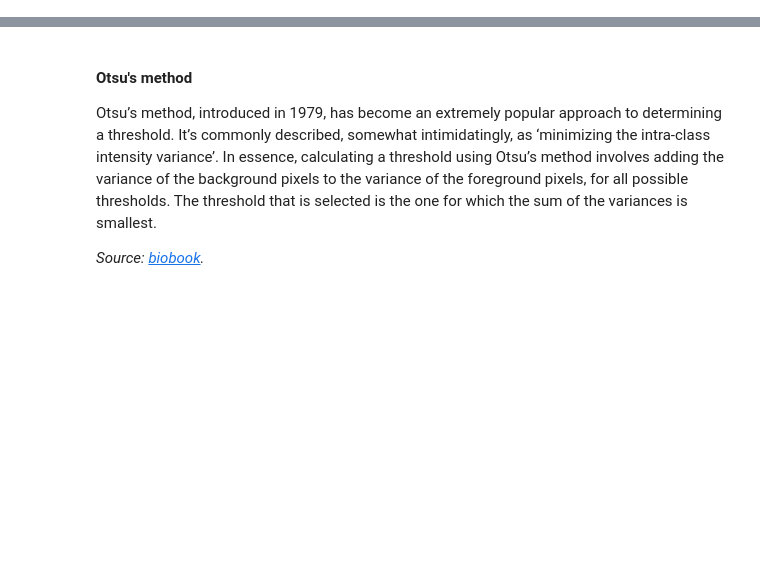
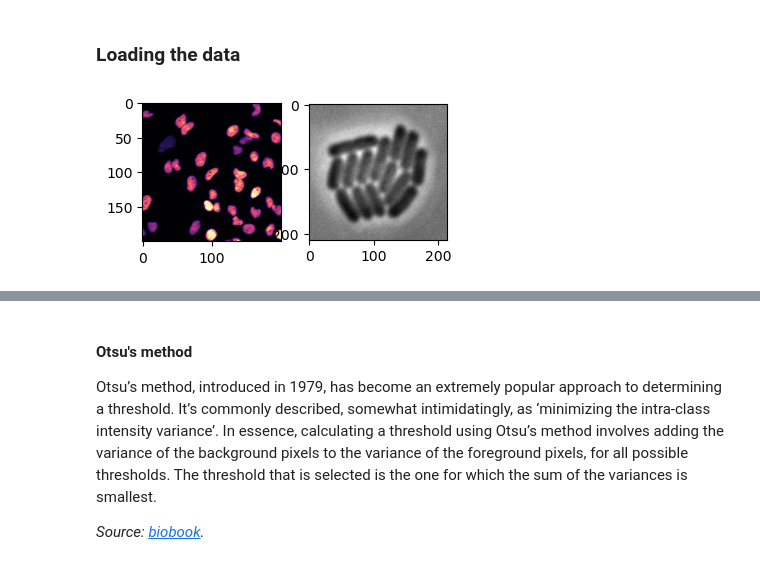
Before and after one commit to Jintram/Workshop_Py_image-analysis_2025, a Jupyter notebook: Bioimage-analysis_03B_imageprocessing.ipynb, the cells around one changed output, grey strips where cells are left out. Cells and saved outputs as stored; diff of their text form; code cells hidden in the pictures; blank space fills up the shorter version.

```diff
--- a/Bioimage-analysis_03B_imageprocessing.ipynb
+++ b/Bioimage-analysis_03B_imageprocessing.ipynb
@@ -9,0 +28,35 @@
+# %% [markdown]
+### Loading the data
+# %%
+import matplotlib.pyplot as plt
+import seaborn as sns
+import tifffile as tiff
+import numpy as np
+
+# some new ones
+import skimage as sk
+from scipy import stats
+from scipy import ndimage
+
+# something convenient for later
+FIGSIZE21 = (10/2.54,5/2.54)
+FIGSIZE22 = (10/2.54,10/2.54)
+# %%
+
+# Load part of the KTR data (Chavez-Abiega et al.)
+img_path_KTR = '/Users/m.wehrens/Data_notbacked/2025_Py-Image-workshop_KTR-example-data/raw/Composite_KTR.tif'
+img_nuclei = tiff.imread(img_path_KTR)[0, 0, 0:200, 0:200]
+
+# Let's also load an image of some bacteria (Wehrens et al.)
+path_img_ecoli = 'images/biological/microcolony_ecoli.tif'
+img_ecoli = tiff.imread(path_img_ecoli)
+# invert image
+img_ecoli_inv = np.max(img_ecoli)-img_ecoli
+
+# Display the images
+fig, axs = plt.subplots(1,2, figsize=FIGSIZE21)
+_ = axs[0].imshow(img_nuclei, cmap='magma')
+_ = axs[1].imshow(img_ecoli, cmap='gray')
+plt.show()
+# %% [output]
+[figure, added]
```
Also changed, not shown: parts of 6 cells of this notebook, 5 other files.
